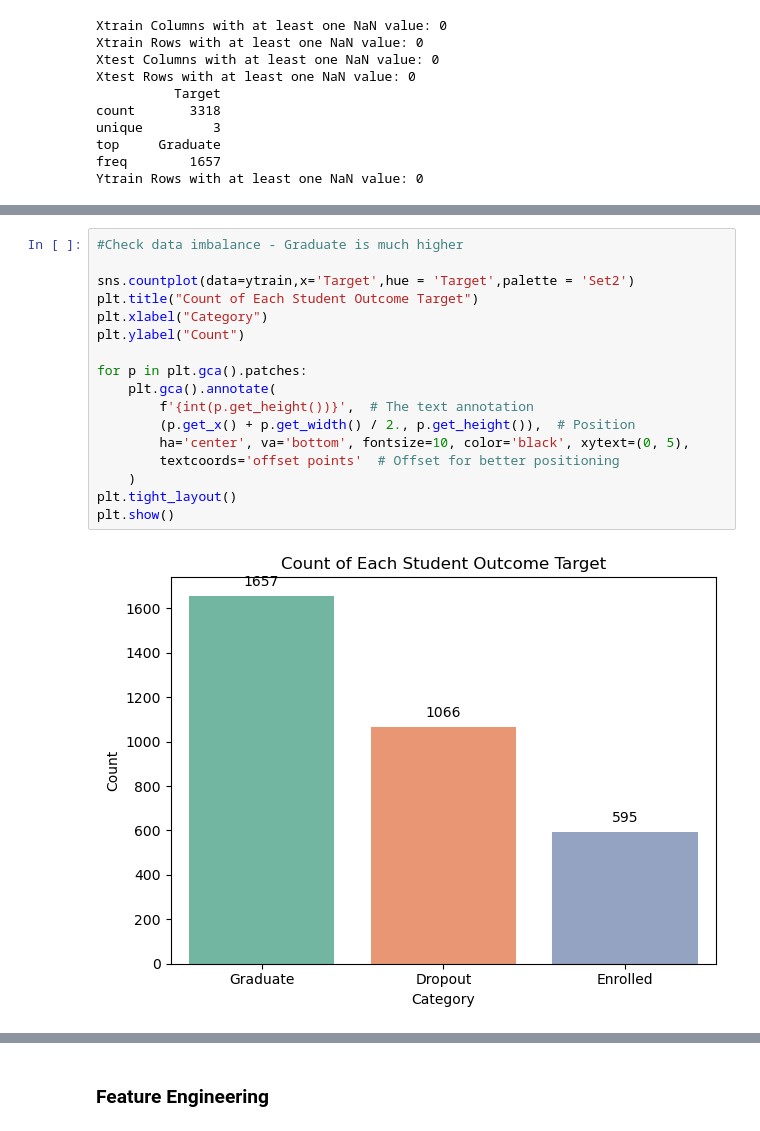
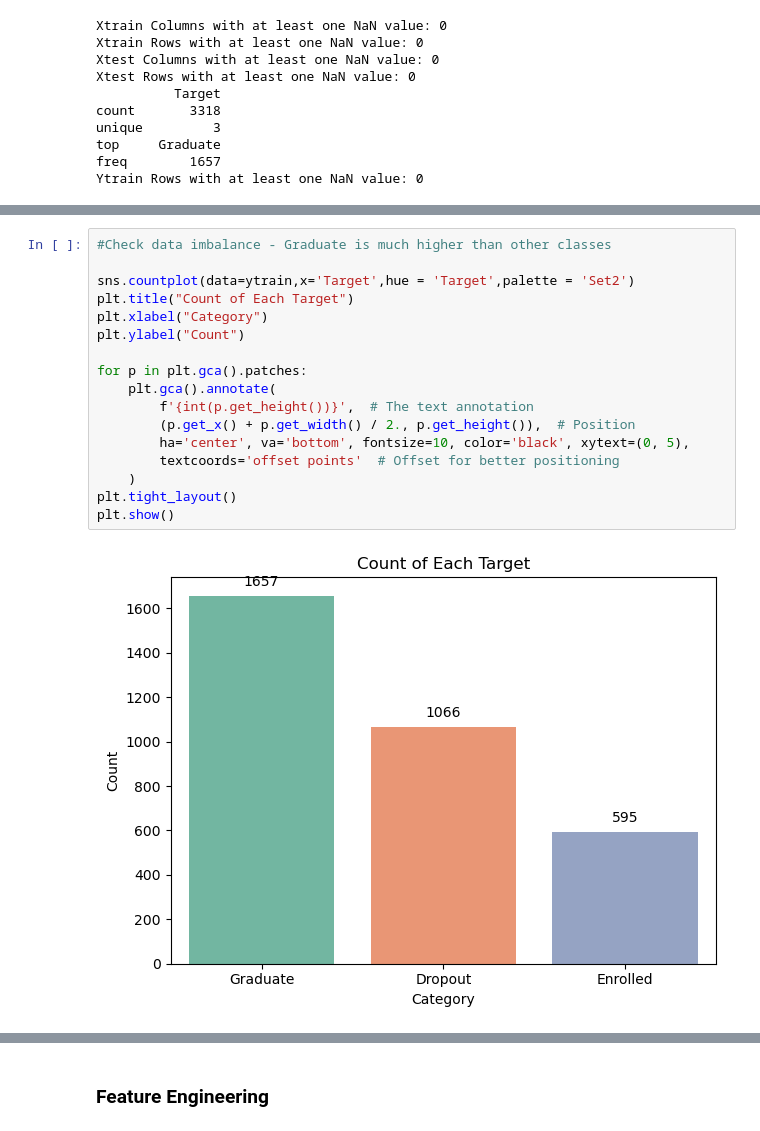
Before and after one commit to Siri-Gith1/CSCI109A_HW5, a Jupyter notebook: cs1090a_hw5.ipynb, the cells around one changed output, grey strips where cells are left out. Saved outputs shown, nothing was run; the diff lists cells and outputs as text.

```diff
--- a/cs1090a_hw5.ipynb
+++ b/cs1090a_hw5.ipynb
@@ -307,22 +389,22 @@ Ytrain Rows with at least one NaN value: 0
 # %%
-#Check data imbalance - Graduate is much higher
+#Check data imbalance - Graduate is much higher than other classes
 
 sns.countplot(data=ytrain,x='Target',hue = 'Target',palette = 'Set2')
-plt.title("Count of Each Student Outcome Target")
+plt.title("Count of Each Target")
 plt.xlabel("Category")
 plt.ylabel("Count")
 
 for p in plt.gca().patches:
     plt.gca().annotate(
         f'{int(p.get_height())}',  # The text annotation
         (p.get_x() + p.get_width() / 2., p.get_height()),  # Position
         ha='center', va='bottom', fontsize=10, color='black', xytext=(0, 5),
         textcoords='offset points'  # Offset for better positioning
     )
 plt.tight_layout()
 plt.show()
 # %% [output]
-[figure, old version]
+[figure, new version]
 # %%
 #using SMOTE to balance the data.
 #Apply label encoder to ytrain first to prevent SMOTE mishandled data and add NAN
```
Also changed, not shown: parts of 59 cells of this notebook.
